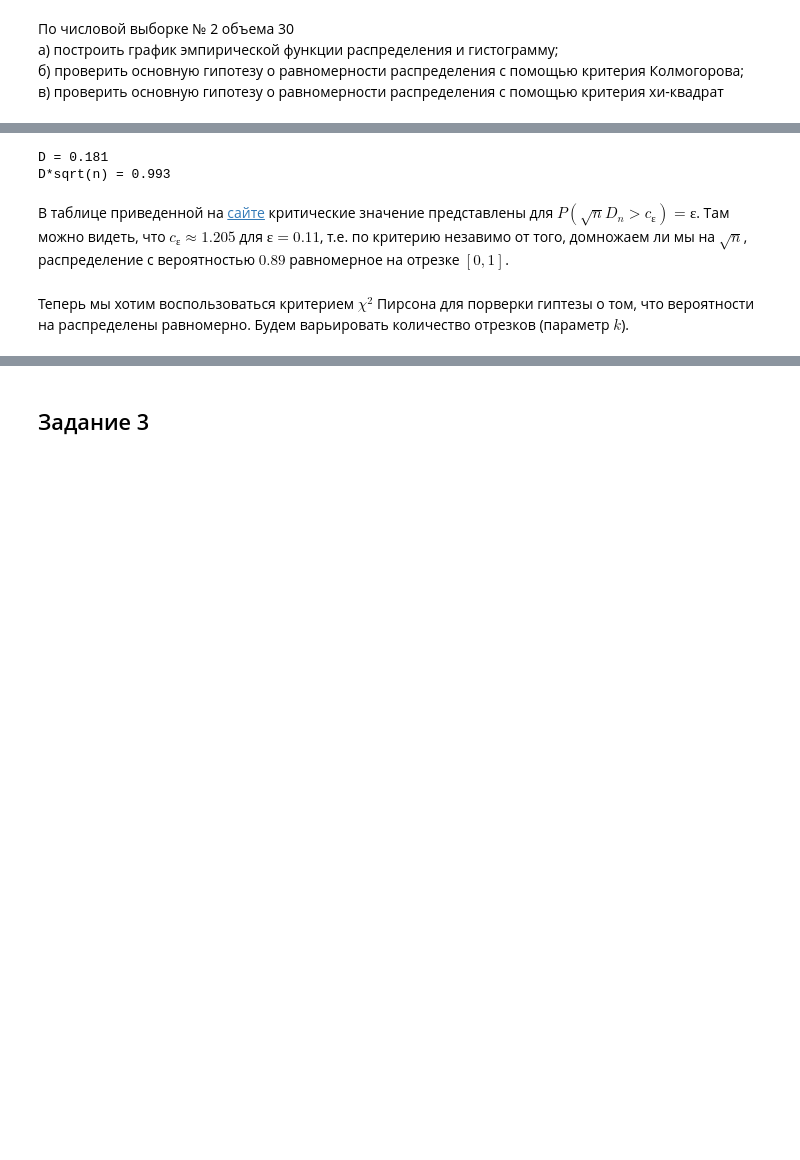
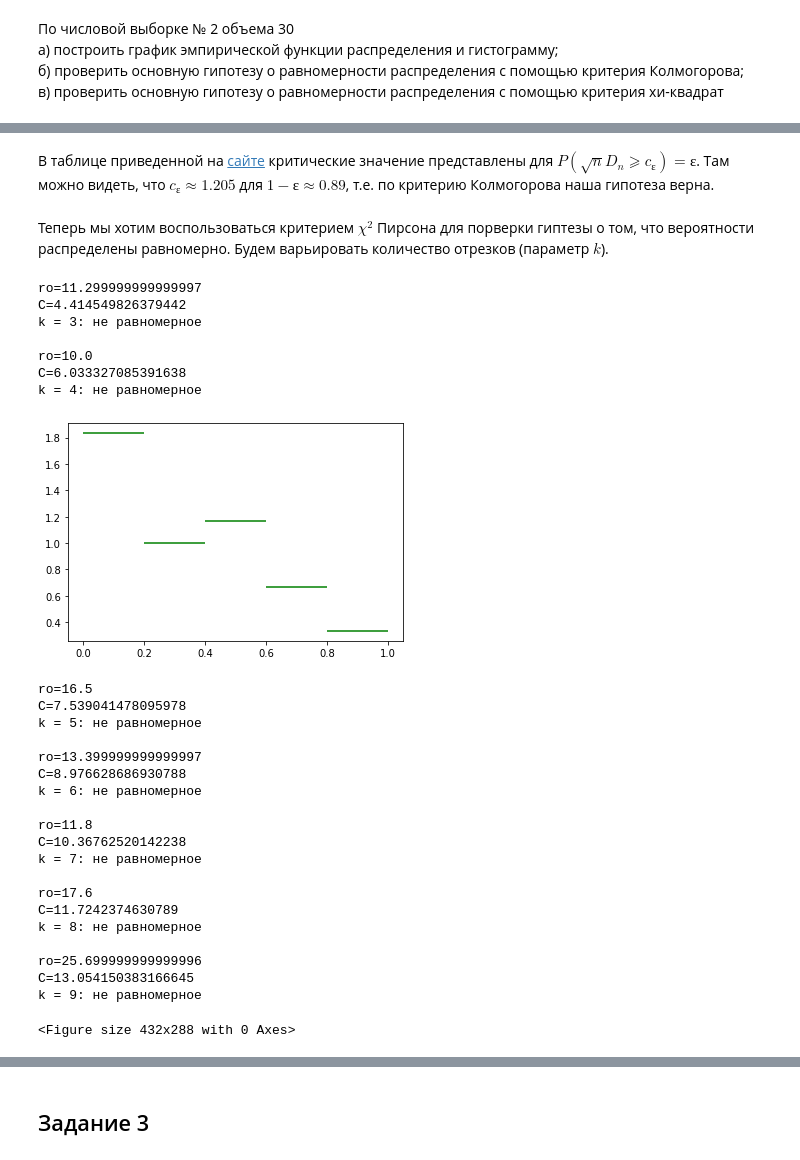
Before and after one commit to sash00k/math-statistic, a Jupyter notebook: math_stat.ipynb, the cells around one changed output, grey strips where cells are left out. Drawn from its saved outputs; the diff is of its cells as text; code cells hidden in the pictures; blank space fills up the shorter version.

```diff
--- a/math_stat.ipynb
+++ b/math_stat.ipynb
@@ -120,9 +125,9 @@ for i, accuracy in zip(range(3), accs):
 # %%
 # считаем квантили распределения Хи-квадрат с 49 степенями свободы (с точностью .3)
 ch = hi2_distr(df=n-1)
-q_ch49 = [(round(ch.ppf(0.01 / 2), 3), round(ch.ppf(1 - 0.01 / 2), 3)),
-          (round(ch.ppf(0.05 / 2), 3), round(ch.ppf(1 - 0.05 / 2), 3)),
-          (round(ch.ppf(0.1 / 2), 3),  round(ch.ppf(1 - 0.1 / 2),  3))]
+q_ch49 = [(ch.ppf(0.01 / 2), ch.ppf(1 - 0.01 / 2)),
+          (ch.ppf(0.05 / 2), ch.ppf(1 - 0.05 / 2)),
+          (ch.ppf( 0.1 / 2), ch.ppf(1 -  0.1 / 2))]
 # %%
 print('в) интервалы для sigma, когда alpha не известна:')
 for i, accuracy in zip(range(3), accs):
@@ -166,9 +170,15 @@ plt.plot([-1, 0, 1, 2], [0, 0, 1, 1], linewidth=1.5, color='green')
 plt.grid(True)
 
 # находим и отмечаем статистическое расстояние между функциями распределений
-D = max(max(abs(tmp - X_u_sorted)), abs(X_u_sorted[0]), abs(1-X_u_sorted[n-1]))
+D_tmp = max(max(abs(tmp - X_u_sorted)), abs(X_u_sorted[0]), abs(1-X_u_sorted[n-1]))
 for elem, i in zip(tmp, range(len(tmp))):
-  if abs(X_u_sorted[i]-elem) == D:
+  if abs(X_u_sorted[i]-elem) == D_tmp:
     plt.plot([X_u_sorted[i], X_u_sorted[i]], [X_u_sorted[i], tmp[i+1]], linewidth=1.5, color='red', marker='x', ls='--')
+    # plt.hlines(tmp[i+1],0,1,color='orange')
+    # plt.hlines(X_u_sorted[i],0,1,color='orange')
+    plt.show()
+    print(f'D достигается в точке X_u_sorted[{i}]={tmp[i+1]-X_u_sorted[i]}')
+    print(f'D = {tmp[i+1]-X_u_sorted[i]:.3f}')
+    print(f'D*sqrt(n) = {(tmp[i+1]-X_u_sorted[i])*sqrt(n):.3f}')
 # %% [output]
 [figure]
@@ -175,23 +188,61 @@ for elem, i in zip(tmp, range(len(tmp))):
-# %%
-print(f'D = {D:.3f}')
-print(f'D*sqrt(n) = {D*sqrt(n):.3f}')
-# %% [output]
-D = 0.181
-D*sqrt(n) = 0.993
 # %% [markdown]
-В таблице приведенной на [сайте](http://smc.edu.nstu.ru/krit_kolm.htm) критические значение представлены для $P(\sqrt{n}D_n>c_{ɛ}) = ɛ$. Там можно видеть, что $c_{ɛ} ≈ 1.205$ для $ɛ=0.11$, т.е. по критерию незавимо от того, домножаем ли мы на $\sqrt{n}$, распределение с вероятностью $0.89$ равномерное на отрезке $[0,1]$.
+В таблице приведенной на [сайте](http://smc.edu.nstu.ru/krit_kolm.htm) критические значение представлены для $P(\sqrt{n}D_n⩾c_{ɛ}) = ɛ$. Там можно видеть, что $c_{ɛ} ≈ 1.205$ для $1-ɛ≈0.89$, т.е. по критерию Колмогорова наша гипотеза верна.
 # %% [markdown]
-Теперь мы хотим воспользоваться критерием $χ^2$ Пирсона для порверки гиптезы о том, что вероятности на распределены равномерно. Будем варьировать количество отрезков (параметр $k$).
+Теперь мы хотим воспользоваться критерием $χ^2$ Пирсона для порверки гиптезы о том, что вероятности распределены равномерно. Будем варьировать количество отрезков (параметр $k$).
 # %%
 def do_work(k: int) -> bool:
   # считаем попадания в каждый отрезок
   nu = [len([x for x in X_u if i/k <= x <= (i+1)/k]) for i in range(0,k)]
 
   # считаем величину, имеющую распределение Хи-квадрта (с k-1 степенью свободы)
   ro = sum([((nu[i]-n/k)**2)/(n/k) for i in range(k)])
 
-  sns.displot(X_u, bins = [i/k for i in range(k+1)])
-  plt.hlines(n/k, 0, 1)
-  plt.show()
+  tmp_sum=0
 
-  return True if ro < hi2_distr(df=k-1).ppf(1 - eps) else False
+  # sns.displot(X_u, bins = [i/k for i in range(k+1)])
+  for i in range(0,k):
+    plt.hlines(nu[i]/(30/k), i/k, (i+1)/k, color = 'green')
+    tmp_sum += nu[i]/(30/k) * (1/k)
+  # plt.hlines(1/k, 0, 1)
+  if k==5:
+    plt.show()
+  else:
+    plt.clf()
+
+  C = hi2_distr(df=k-1).ppf(1 - eps)
+  print(f'ro={ro}')
+  print(f'C={C}')
+  # print(f'{tmp_sum:.5f}')
+  return True if ro < C else False
+
+for k in range(3, 10):
+  print(f'k = {k}: ' + ('' if do_work(k) else 'не ') + 'равномерное', end='\n\n')
+# %% [output]
+ro=11.299999999999997
+C=4.414549826379442
+k = 3: не равномерное
+
+ro=10.0
+C=6.033327085391638
+k = 4: не равномерное
+[figure, added]
+ro=16.5
+C=7.539041478095978
+k = 5: не равномерное
+
+ro=13.399999999999997
+C=8.976628686930788
+k = 6: не равномерное
+
+ro=11.8
+C=10.36762520142238
+k = 7: не равномерное
+
+ro=17.6
+C=11.7242374630789
+k = 8: не равномерное
+
+ro=25.699999999999996
+C=13.054150383166645
+k = 9: не равномерное
+<Figure size 432x288 with 0 Axes>
```
Also changed, not shown: parts of 14 cells of this notebook.
